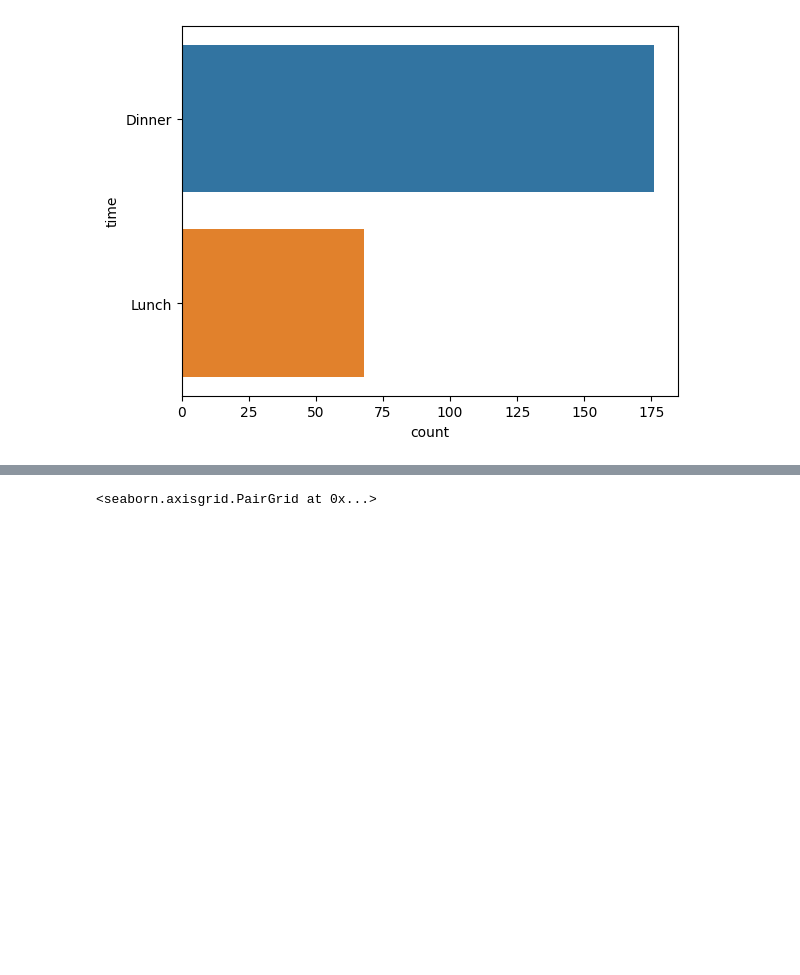
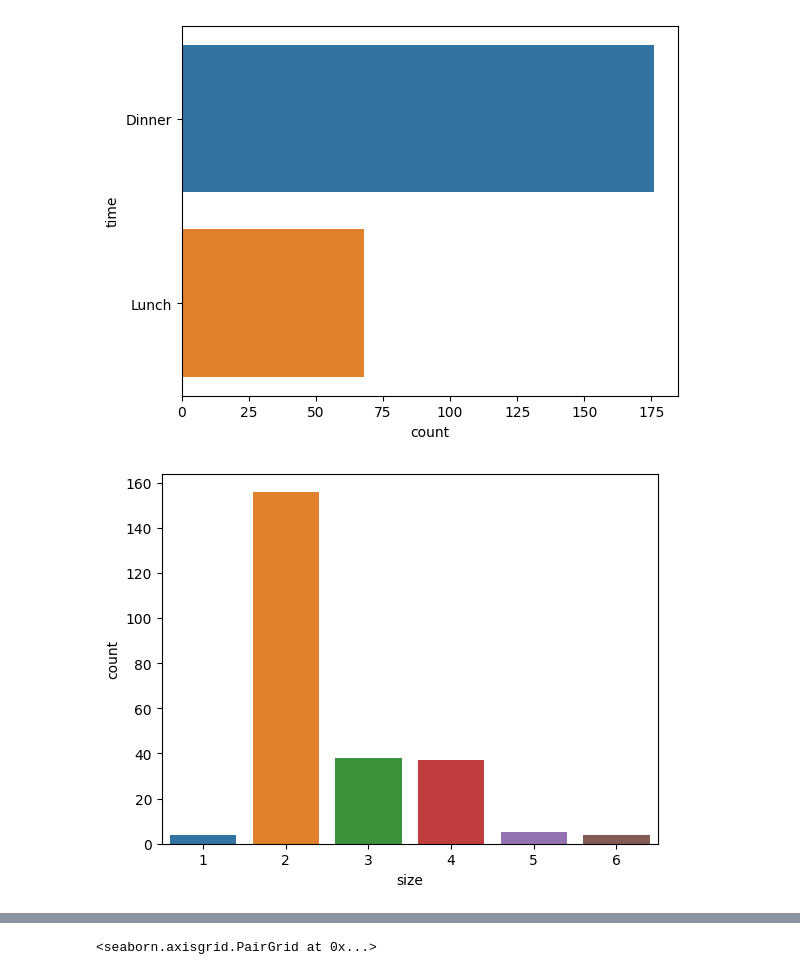
Before and after one commit to Frenz86/machine-learning-course, a Jupyter notebook: python/Lez07/solut_tips.ipynb, the cells around one changed output, grey strips where cells are left out. Saved outputs shown, nothing was run; the diff lists cells and outputs as text; code cells hidden in the pictures; blank space fills up the shorter version.

```diff
--- a/python/Lez07/solut_tips.ipynb
+++ b/python/Lez07/solut_tips.ipynb
@@ -101,3 +101,7 @@ sns.countplot(x='time',data=tips);
 sns.countplot(y='time',data=tips);
 # %% [output]
 [figure]
+# %%
+sns.countplot(x='size',data=tips);
+# %% [output]
+[figure, added]
```
Also changed, not shown: parts of 3 cells of this notebook.
